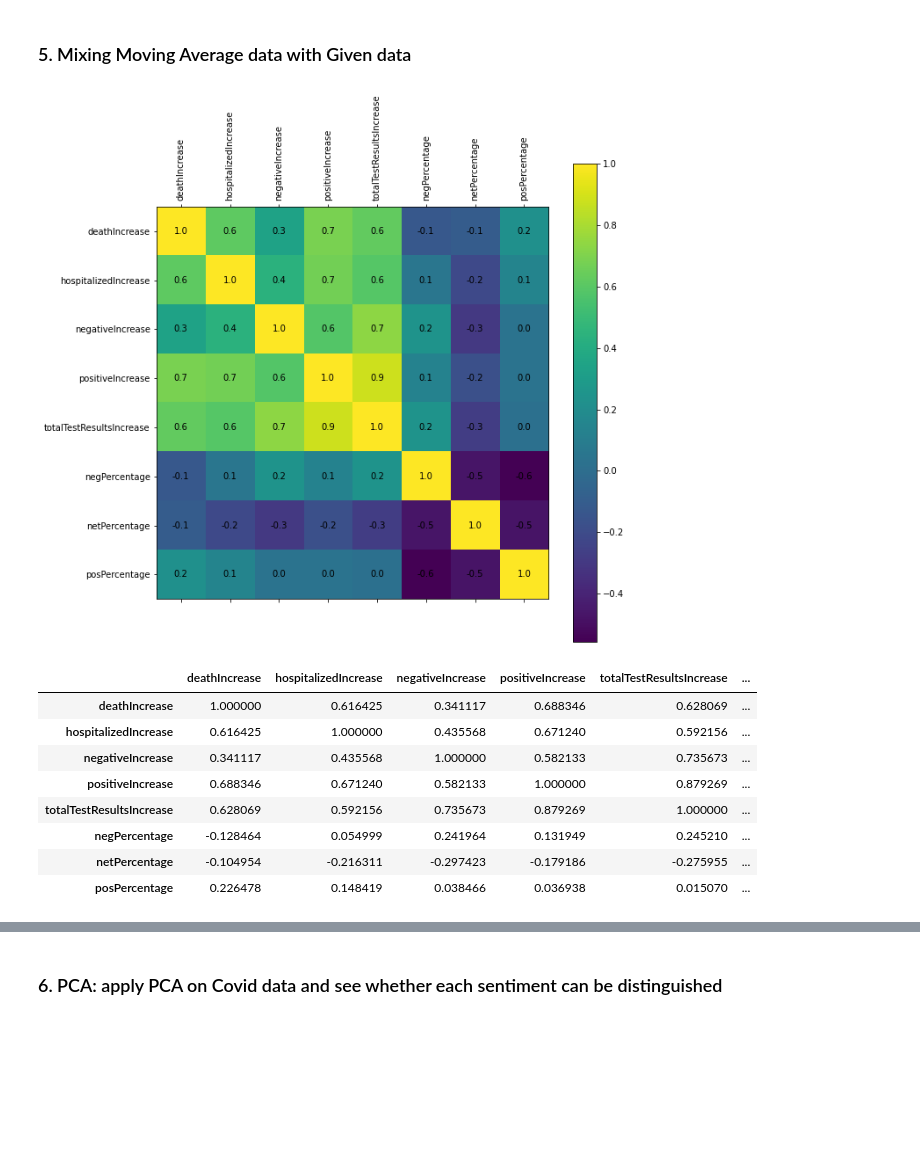
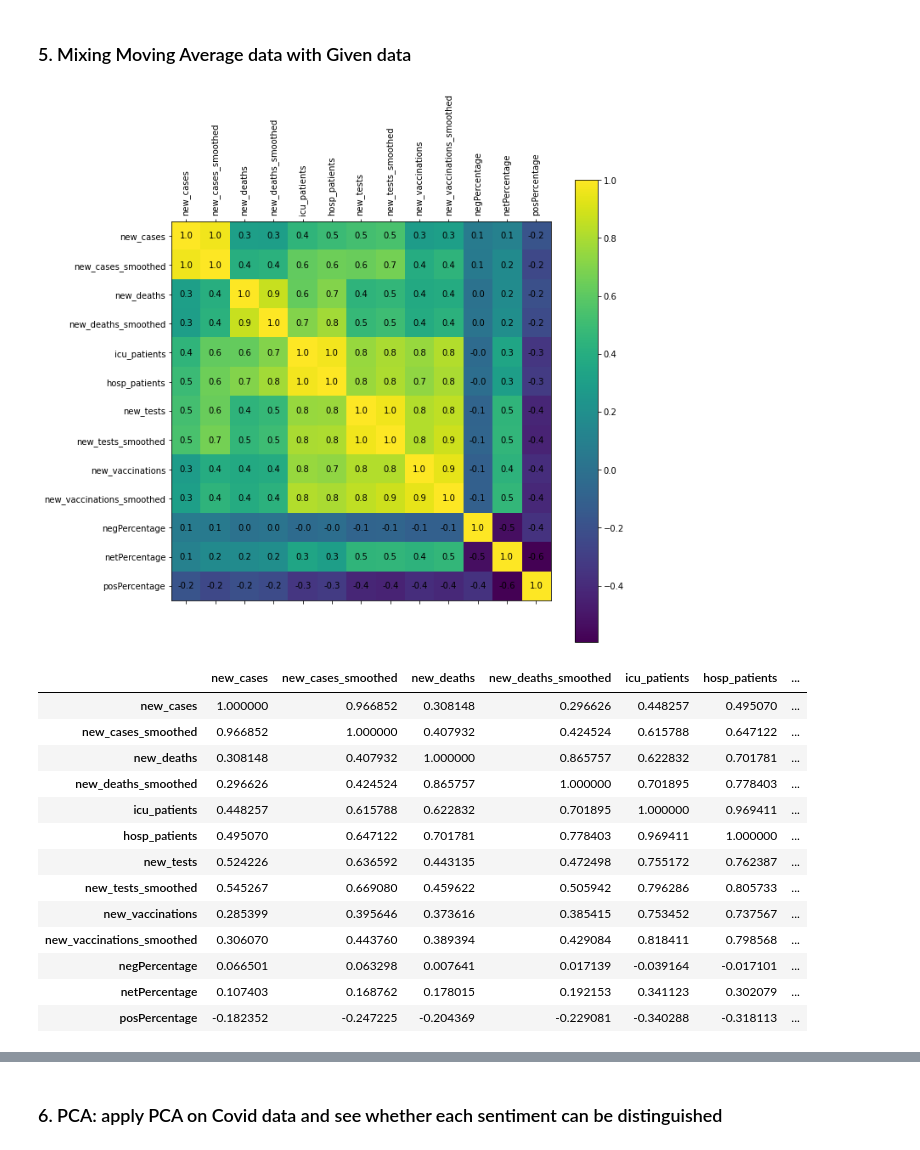
Before and after one commit to PolimiDataScientists/PMDS-Twitter-Analysis, a Jupyter notebook: src/notebooks/EDA.ipynb, the cells around one changed output, grey strips where cells are left out. Drawn from its saved outputs; the diff is of its cells as text; code cells hidden in the pictures; blank space fills up the shorter version.

```diff
--- a/src/notebooks/EDA.ipynb
+++ b/src/notebooks/EDA.ipynb
@@ -44,0 +65,4 @@ covid.fillna(0, inplace=True)
+# %%
+covidUS = covid[covid.iso_code == "USA"]
+covidAU = covid[covid.iso_code == "AUS"]
+covidGB = covid[covid.iso_code == "GBR"]
@@ -45,3 +71,15 @@ covid.fillna(0, inplace=True)
+# %%
+#sentiments = sentimentsUS
+#covid = covidUS
+#iso_code = "USA"
+
+sentiments = sentimentsAU
+covid = covidAU
+iso_code = "AUS"
+
+#sentiments = sentimentsGB
+#covid = covidGB
+#iso_code = "GBR"
 # %% [markdown]
 ### 1. Join datasets on date
 # %% [markdown]
@@ -49,7 +87,10 @@ Get data where we have info on covid cases and sentiment analysis
 # %%
 cov_sent = pd.merge(covid, sentiments, how="inner", left_on="date", right_on="day")
 cov_sent.drop("day", axis=1, inplace=True)
+cov_sent.drop("iso_code", axis=1, inplace=True)
 
+
+cov_sent.fillna(0, inplace=True)
 cov_sent.info()
 # %% [output]
 <class 'pandas.core.frame.DataFrame'>
@@ -107,12 +149,12 @@ cov_sent_ema.dropna(axis=0)
 # %% [markdown]
 Now, to compare SMA vs EMA:
 # %%
-fig = plt.figure(figsize=(10,10))
+fig = plt.figure(figsize=(15,15))
 i = 0
 for col in cov_sent_sma.columns:
     i += 1
     if i == 1: continue
-    ax = fig.add_subplot(3, 3, i-1)
+    ax = fig.add_subplot(4, 4, i-1)
     ax.hist(cov_sent_sma[col], alpha=0.5)
     ax.hist(cov_sent_ema[col], alpha=0.5)
     ax.set_title(col)
@@ -216,22 +278,27 @@ plt.show()
 ### 5. Mixing Moving Average data with Given data
 # %%
 sent_cols = sentiments.columns.drop("day")
-cov_cols  = covid.columns
+cov_cols  = covid.columns.drop("iso_code")
 
 # Sent: norm; Covid: EMA
 mix1_ema_norm = pd.merge(cov_sent_norm[cov_cols], cov_sent_ema[["date", *sent_cols]], how="inner", left_on="date", right_on="date")
 plot_corr(mix1_ema_norm)
 # %% [output]
-[figure, old version]
+[figure, new version]
-|  | deathIncrease | hospitalizedIncrease | negativeIncrease | positiveIncrease | totalTestResultsIncrease | ... |
-| deathIncrease | 1.000000 | 0.616425 | 0.341117 | 0.688346 | 0.628069 | ... |
-| hospitalizedIncrease | 0.616425 | 1.000000 | 0.435568 | 0.671240 | 0.592156 | ... |
-| negativeIncrease | 0.341117 | 0.435568 | 1.000000 | 0.582133 | 0.735673 | ... |
-| positiveIncrease | 0.688346 | 0.671240 | 0.582133 | 1.000000 | 0.879269 | ... |
-| totalTestResultsIncrease | 0.628069 | 0.592156 | 0.735673 | 0.879269 | 1.000000 | ... |
-| negPercentage | -0.128464 | 0.054999 | 0.241964 | 0.131949 | 0.245210 | ... |
-| netPercentage | -0.104954 | -0.216311 | -0.297423 | -0.179186 | -0.275955 | ... |
-| posPercentage | 0.226478 | 0.148419 | 0.038466 | 0.036938 | 0.015070 | ... |
+|  | new_cases | new_cases_smoothed | new_deaths | new_deaths_smoothed | icu_patients | hosp_patients | ... |
+| new_cases | 1.000000 | 0.966852 | 0.308148 | 0.296626 | 0.448257 | 0.495070 | ... |
+| new_cases_smoothed | 0.966852 | 1.000000 | 0.407932 | 0.424524 | 0.615788 | 0.647122 | ... |
+| new_deaths | 0.308148 | 0.407932 | 1.000000 | 0.865757 | 0.622832 | 0.701781 | ... |
+| new_deaths_smoothed | 0.296626 | 0.424524 | 0.865757 | 1.000000 | 0.701895 | 0.778403 | ... |
+| icu_patients | 0.448257 | 0.615788 | 0.622832 | 0.701895 | 1.000000 | 0.969411 | ... |
+| hosp_patients | 0.495070 | 0.647122 | 0.701781 | 0.778403 | 0.969411 | 1.000000 | ... |
+| new_tests | 0.524226 | 0.636592 | 0.443135 | 0.472498 | 0.755172 | 0.762387 | ... |
+| new_tests_smoothed | 0.545267 | 0.669080 | 0.459622 | 0.505942 | 0.796286 | 0.805733 | ... |
+| new_vaccinations | 0.285399 | 0.395646 | 0.373616 | 0.385415 | 0.753452 | 0.737567 | ... |
+| new_vaccinations_smoothed | 0.306070 | 0.443760 | 0.389394 | 0.429084 | 0.818411 | 0.798568 | ... |
+| negPercentage | 0.066501 | 0.063298 | 0.007641 | 0.017139 | -0.039164 | -0.017101 | ... |
+| netPercentage | 0.107403 | 0.168762 | 0.178015 | 0.192153 | 0.341123 | 0.302079 | ... |
+| posPercentage | -0.182352 | -0.247225 | -0.204369 | -0.229081 | -0.340288 | -0.318113 | ... |
 # %%
 # Sent: norm; Covid: SMA
 mix2_norm_sma = pd.merge(cov_sent_norm[cov_cols], cov_sent_sma[["date", *sent_cols]], how="inner", left_on="date", right_on="date")
```
Also changed, not shown: parts of 21 cells of this notebook.
